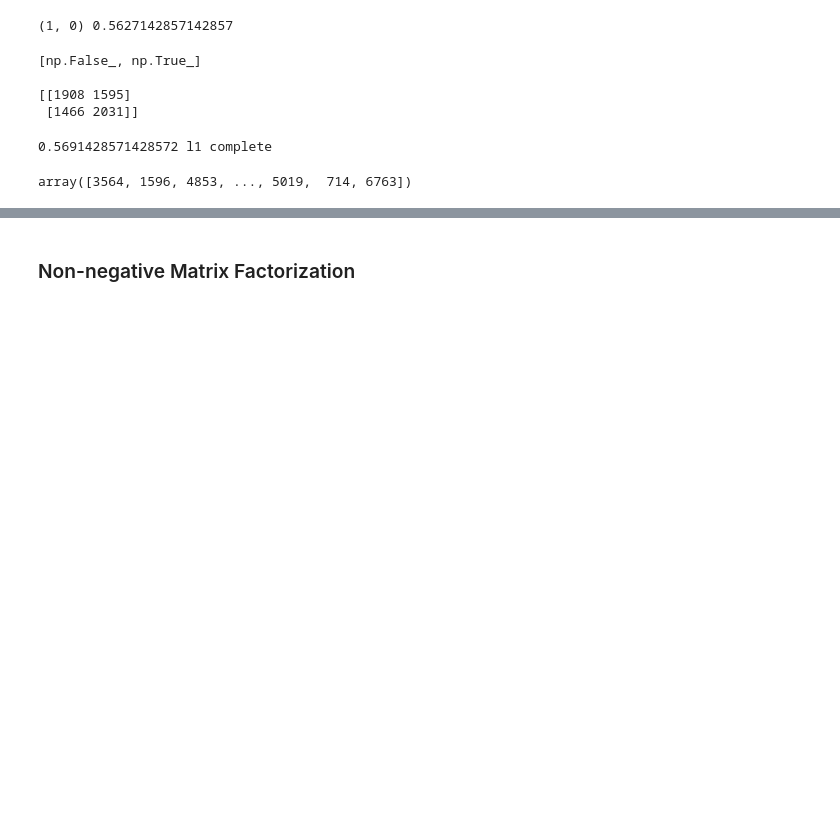
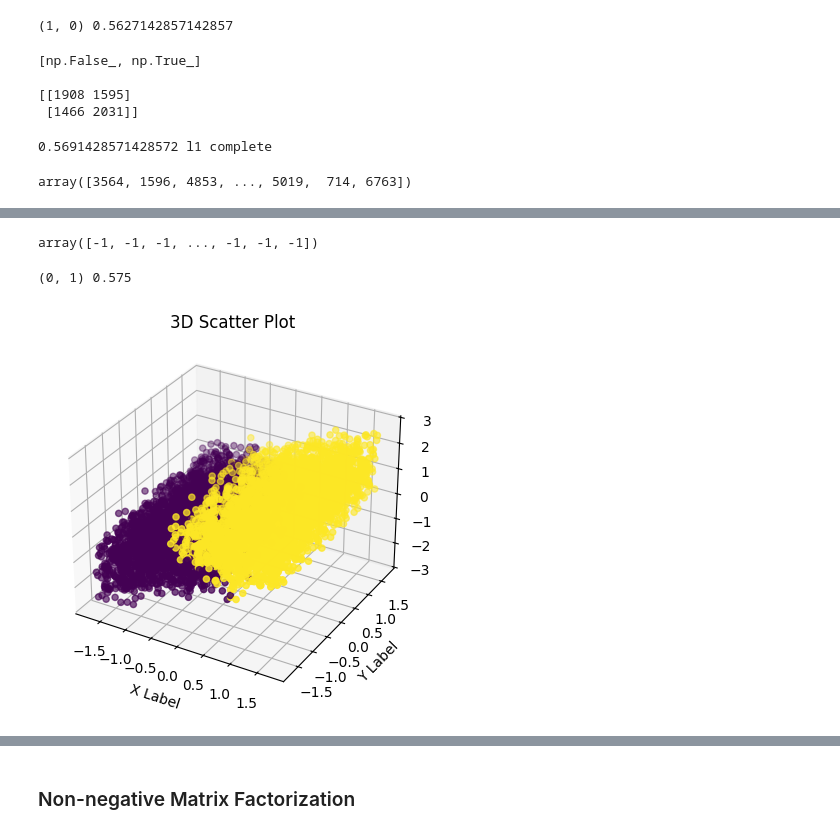
Before and after one commit to BlueJayVRStudio/CSCA5632_final, a Jupyter notebook: UnsupervisedLearningProject.ipynb, the cells around one changed output, grey strips where cells are left out. Saved outputs shown, nothing was run; the diff lists cells and outputs as text; code cells hidden in the pictures; blank space fills up the shorter version.

```diff
--- a/UnsupervisedLearningProject.ipynb
+++ b/UnsupervisedLearningProject.ipynb
@@ -438,13 +466,13 @@ metrics = ['euclidean', 'l1', 'l2', 'manhattan', 'cosine']
 linkages = ['ward', 'complete', 'average', 'single']
 
 max_acc = float('-inf')
-confusion_mat = None
+best_confusion_mat = None
 best_metric = None
 best_linkage = None
 
 for metric_ in metrics:
     for linkage_ in linkages:
-        if linkage_ == 'ward' and metric != 'euclidean':
+        if linkage_ == 'ward' and metric_ != 'euclidean':
             continue
 
         model=AgglomerativeClustering(n_clusters=2, metric=metric_, linkage=linkage_)
@@ -453,12 +481,12 @@ for metric_ in metrics:
 
         cluster_to_index = np.take(labelorder, model.labels_)
         prediction = np.take(unique_labels, cluster_to_index)
-        confusion_matrix_ = confusion_matrix(np.array(y_train), prediction, labels=unique_labels)
+        best_confusion_mat = confusion_matrix(np.array(y_train), prediction, labels=unique_labels)
 
         if acc > max_acc:
             max_acc = acc
             confusion_mat = confusion_matrix_
-            best_metric = metric
+            best_metric = metric_
             best_linkage = linkage_
 # %%
 print(max_acc, best_metric, best_linkage)
@@ -500,0 +531,9 @@ accuracy
+# %%
+from sklearn.cluster import KMeans
+
+model = KMeans(n_clusters=2)
+model.fit(X_train)
+print(model.labels_)
+
+labelorder, acc = label_permute_compare(y_train, model.labels_)
+print(labelorder, acc)
@@ -500,0 +583,31 @@ accuracy
+# %%
+prediction
+# %% [output]
+array([-1, -1, -1, ..., -1, -1, -1])
+# %%
+from sklearn.cluster import SpectralClustering
+
+spectral = SpectralClustering(n_clusters=2, affinity='poly', random_state=42)
+prediction = spectral.fit_predict(X_train)
+
+labelorder, acc = label_permute_compare(y_train, prediction)
+print(labelorder, acc)
+# %% [output]
+(0, 1) 0.575
+# %%
+from mpl_toolkits.mplot3d import Axes3D
+
+fig = plt.figure()
+ax = fig.add_subplot(111, projection='3d')
+
+ax.scatter(X_train['Rainfall_mm'], X_train['Temperature_Celsius'], X_train['Yield_tons_per_hectare'], c=prediction, marker='o')
+
+# Labels and title
+ax.set_xlabel('X Label')
+ax.set_ylabel('Y Label')
+ax.set_zlabel('Z Label')
+ax.set_title("3D Scatter Plot")
+
+plt.show()
+# %% [output]
+[figure, added]
```
Also changed, not shown: parts of 21 cells of this notebook.
